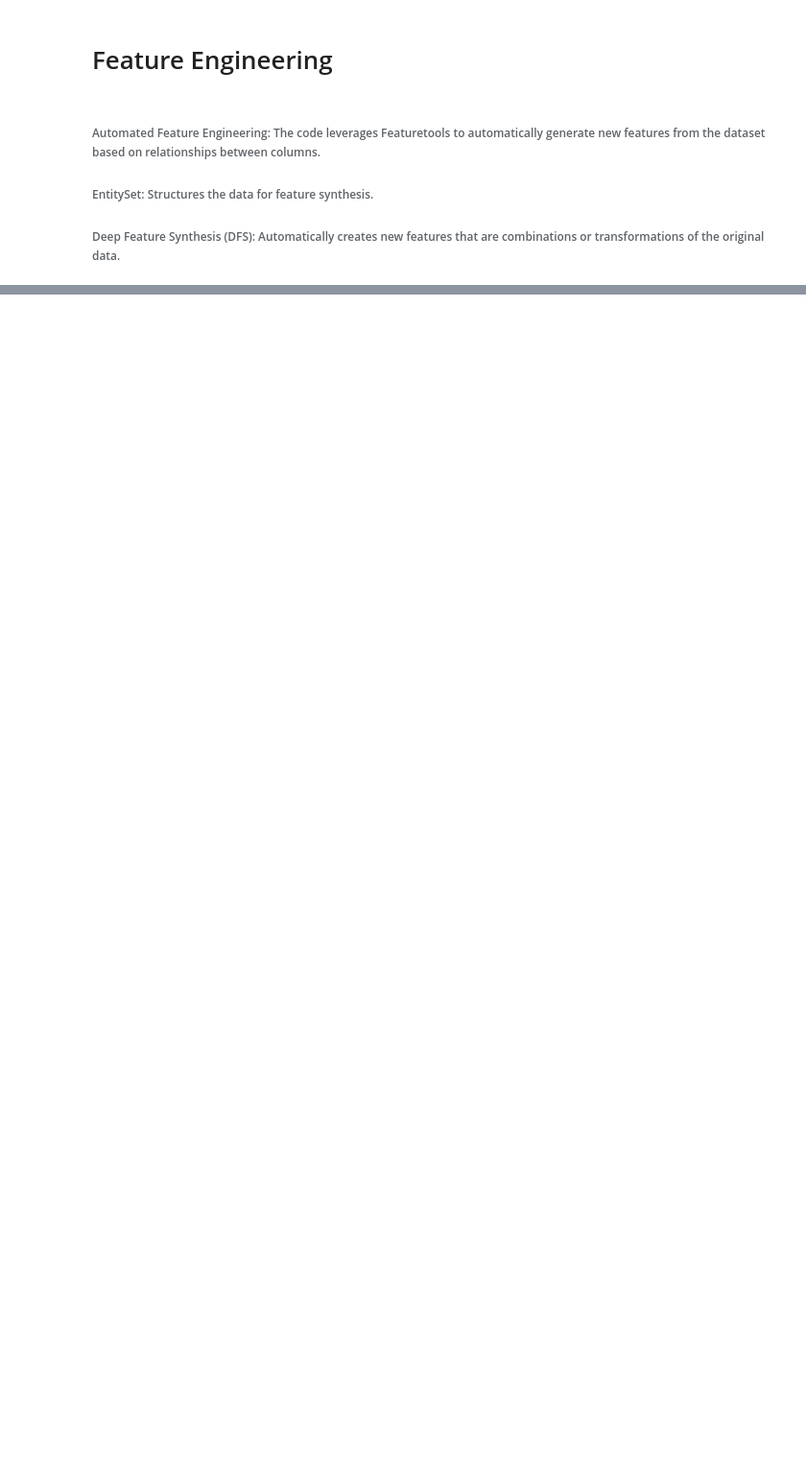
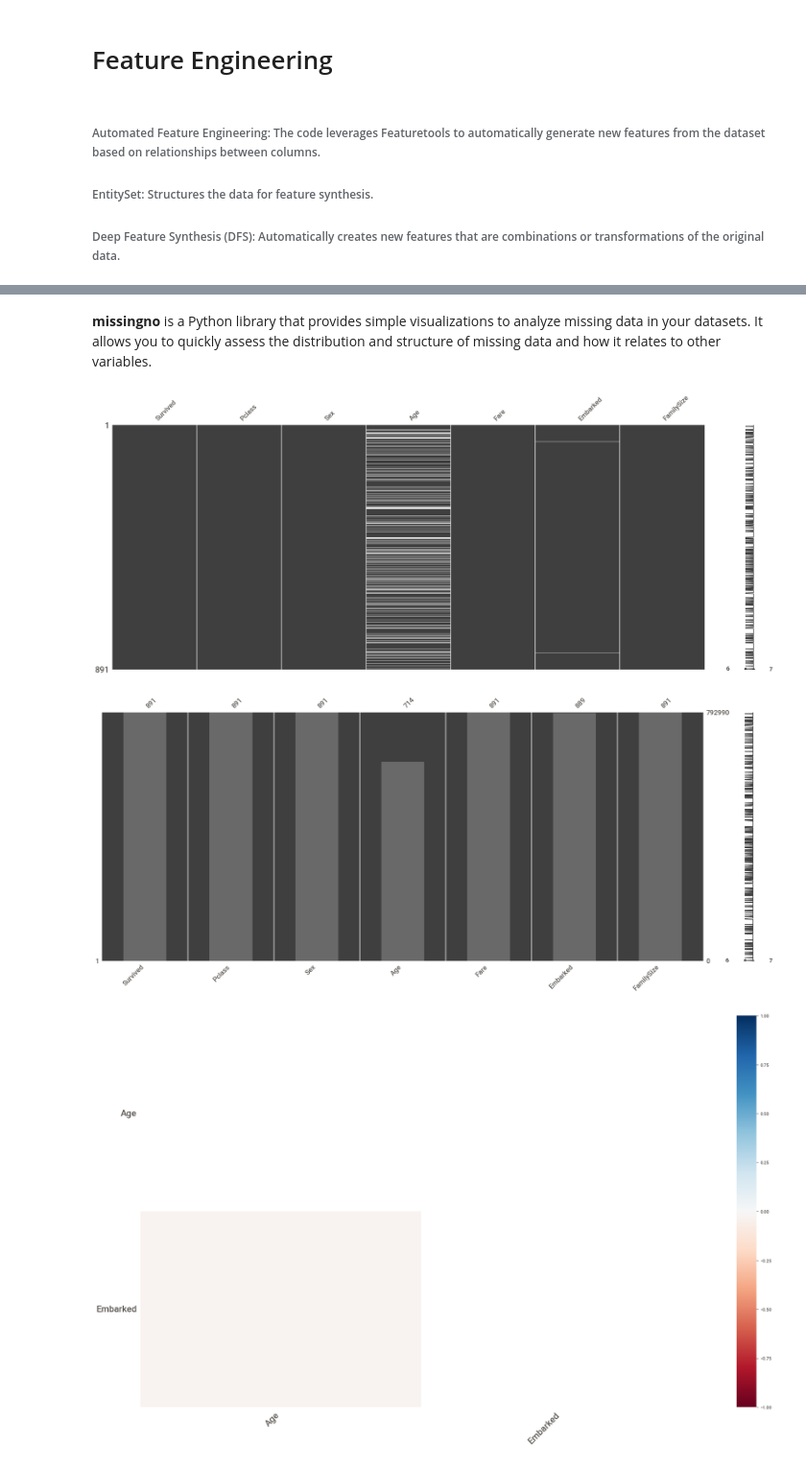
Before and after one commit to preethas-bits/MLOPS-Assignment-2, a Jupyter notebook: Data Collection And Preprocessing/Data Collection And Preprocessing.ipynb, the cells around one changed output, grey strips where cells are left out. Shown at 96% size. Cells and saved outputs as stored; diff of their text form; code cells hidden in the pictures; blank space fills up the shorter version.

```diff
--- a/Data Collection And Preprocessing/Data Collection And Preprocessing.ipynb
+++ b/Data Collection And Preprocessing/Data Collection And Preprocessing.ipynb
@@ -164,0 +333,15 @@ print("Column names:", feature_matrix.columns)
+# %% [markdown]
+<b>missingno</b> is a Python library that provides simple visualizations to analyze missing data in your datasets. It allows you to quickly assess the distribution and structure of missing data and how it relates to other variables.
+# %%
+%matplotlib inline
+
+# Visualize missing data
+msno.matrix(titanic_df)
+msno.bar(titanic_df)
+msno.heatmap(titanic_df)
+
+plt.show()
+# %% [output]
+[figure, added]
+[figure, added]
+[figure, added]
```
Also changed, not shown: parts of 13 cells of this notebook, 46 other files.
